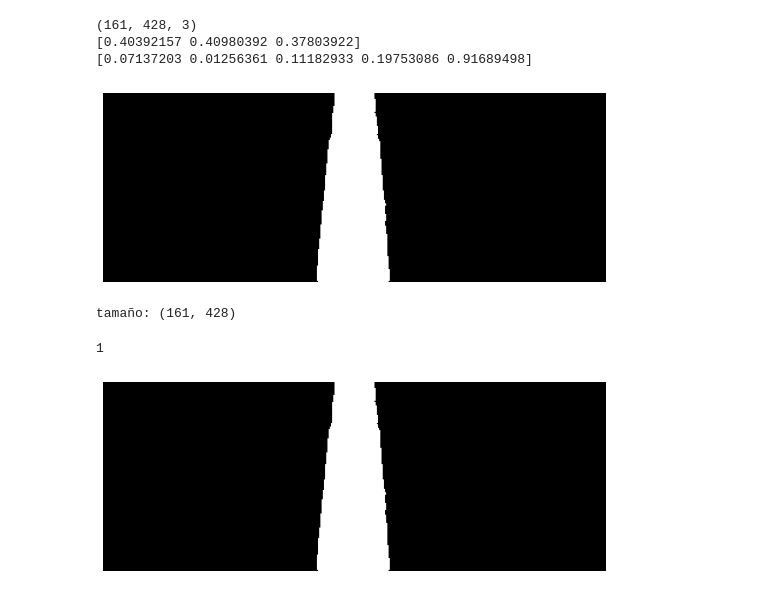
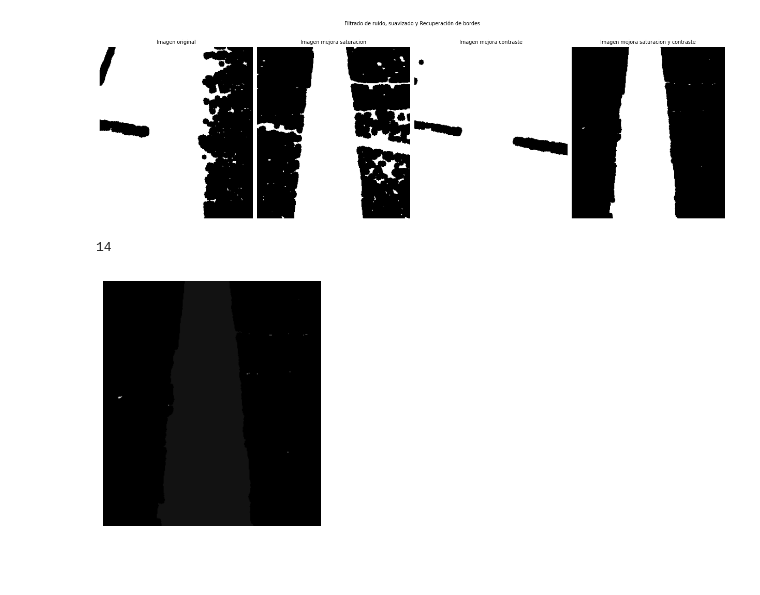
Before and after one commit to ChristopherMoralesA/Proyecto-Final-Vision, a Jupyter notebook: Notebook.ipynb, the cells around one changed output. Drawn from its saved outputs; the diff is of its cells as text; code cells hidden in the pictures; blank space fills up the shorter version.

Commit message:
Mejoras amarillo

```diff
--- a/Notebook.ipynb
+++ b/Notebook.ipynb
@@ -29,11 +29,11 @@ import pandas as pd
 path = os.getcwd()
 # %%
 #Imagen original
-file_path = os.path.join(path , 'Imagen1.png')
+file_path = os.path.join(path , 'IMG_06.png')
 img_org = io.imread(file_path)
 shape = img_org.shape
 
-plt.figure(figsize = (9,12))
+plt.figure(figsize = (9,8))
 plt.imshow(img_org)
 plt.axis('off')
 plt.show()
@@ -120,61 +325,81 @@ def recreate_image(codebook, labels, w, h):
     """Recreate the (compressed) image from the code book & labels"""
     return codebook[labels].reshape(w, h, -1)
 
 def img_to_5_colors(img):
     # Copia de la imagen por cuantificar
     img_5_colors = img
 
     # Convert to floats instead of the default 8 bits integer coding. Dividing by
     # 255 is important so that plt.imshow behaves works well on float data (need to
     # be in the range [0-1])
-    img_5_colors = np.array(img_5_colors, dtype=np.float64)/255
+    img_5_colors = np.array(img_5_colors, dtype=np.float64)
 
     # Load Image and transform to a 2D numpy array.
     w, h, d = tuple(img_5_colors.shape)
-    print(img_5_colors.shape)
     assert d == 3
     image_array = np.reshape(img_5_colors, (w * h, d))
     image_array_sample = shuffle(image_array, random_state=0, n_samples=1_000)
     kmeans = KMeans(n_clusters=N_COLORS, random_state=0).fit(image_array_sample)
     labels = kmeans.predict(image_array)
     colores = kmeans.cluster_centers_
-    print(colores[3])
-    coloreshsv = rgb2hsv(colores)[:,0]
+    #coloresh = rgb2hsv(colores)[:,0]
+    #coloress = rgb2hsv(colores)[:,1]
+    #coloresv = rgb2hsv(colores)[:,2]
+    coloresh = colores[:,0]
+    coloress = colores[:,1]
+    coloresv = colores[:,2]
+    #print(coloresh)
+    #print(coloress)
+    #print(coloresv)
     for i in range(N_COLORS):
-        if not (0.1 < coloreshsv[i] < 0.19):
+        if not (0.1 < coloresh[i] < 0.19 and coloress[i] > 0.3 and coloresv[i] > 0.15):
             colores[i] = [0, 0, 0]
-    print(coloreshsv)
-
-
-    new_img = recreate_image(colores, labels, w, h)
+        new_img = recreate_image(colores, labels, w, h)
+    #plt.imshow(new_img)
     new_img = rgb2hsv(new_img)[:,:,2]
     new_img = new_img > threshold_otsu(new_img)
     footprint = disk(5)
     new_img = closing(new_img,footprint)
     return new_img
 
-quant = img_to_5_colors(img_org_RGB)
+quant1 = img_to_5_colors(img_org_HSV)
+quant2 = img_to_5_colors(img_eq_1)
+quant3 = img_to_5_colors(img_eq_2)
+quant4 = img_to_5_colors(img_eq_3)
 
-plt.figure(figsize = (9,12))
-plt.imshow(quant,cmap='gray')
-plt.axis('off')
+fig1, axs = plt.subplots(1,4,figsize=(17,6))
+fig1.suptitle('Filtrado de ruido, suavizado y Recuperación de bordes')
+
+axs[0].set_title("Imagen original")
+axs[0].imshow(quant1,cmap='gray')
+axs[0].set_axis_off()
+
+
+axs[1].set_title("Imagen mejora saturacion")
+axs[1].imshow(quant2,cmap='gray')
+axs[1].set_axis_off()
+
+axs[2].set_title("Imagen mejora contraste")
+axs[2].imshow(quant3,cmap='gray')
+axs[2].set_axis_off()
+
+axs[3].set_title("Imagen mejora saturacion y contraste")
+axs[3].imshow(quant4,cmap='gray')
+axs[3].set_axis_off()
+
+plt.tight_layout()
 plt.show()
-print('tamaño: ' + str(quant.shape))
 # %% [output]
-(161, 428, 3)
-[0.40392157 0.40980392 0.37803922]
-[0.07137203 0.01256361 0.11182933 0.19753086 0.91689498]
-[figure, old version]
+[figure, new version]
-tamaño: (161, 428)
 # %%
-segmented, num_segments = label(quant,return_num = True,connectivity= None)
+segmented, num_segments = label(quant4,return_num = True,connectivity= None)
 print(num_segments)
-plt.figure(figsize = (9,6))
+plt.figure(figsize = (4,4.5))
 plt.imshow(segmented, cmap='gray')
 plt.axis('off')
 plt.show()
 
 props = regionprops(segmented)
 # %% [output]
-1
+14
-[figure, old version]
+[figure, new version]
```
Also changed, not shown: parts of 11 cells of this notebook.
